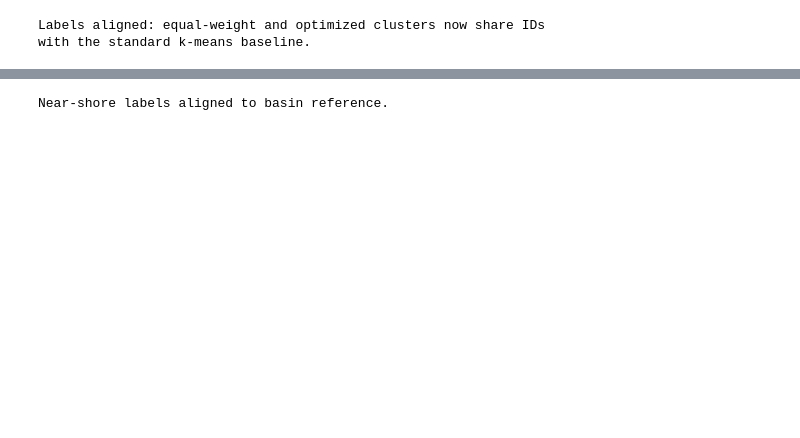
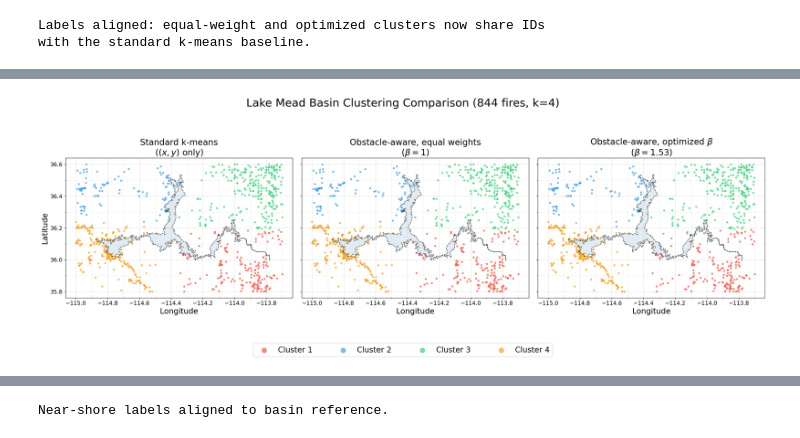
Before and after one commit to Michele-75/obstacle-aware-clustering, a Jupyter notebook: notebooks/03_mead_wildfires_clustered.ipynb, the cells around one changed output, grey strips where cells are left out. Cells and saved outputs as stored; diff of their text form; code cells hidden in the pictures; blank space fills up the shorter version.

```diff
--- a/notebooks/03_mead_wildfires_clustered.ipynb
+++ b/notebooks/03_mead_wildfires_clustered.ipynb
@@ -1029,0 +731,55 @@ Mean arc-length span: 0.1964
+# %%
+fig, axes = plt.subplots(1, 3, figsize=(24, 8), sharex=True, sharey=True)
+
+for ax, labels, title in [
+    (axes[0], labels_basin_std_aligned, 'Standard k-means\n($(x, y)$ only)'),
+    (axes[1], labels_basin_eq_aligned,
+     r'Obstacle-aware, equal weights' + '\n' + r'($\beta = 1$)'),
+    (axes[2], labels_basin_opt_aligned,
+     r'Obstacle-aware, optimized $\beta$' + '\n' +
+     rf'($\beta = {opt_beta_basin:.2f}$)'),
+]:
+    # Boundary
+    ax.plot(spline_pts[:, 0], spline_pts[:, 1], color='black', linestyle='--',
+            linewidth=1.2, alpha=0.7)
+    ax.fill(spline_pts[:, 0], spline_pts[:, 1], alpha=0.15, color='steelblue')
+
+    # Fires colored by cluster
+    for i in range(k):
+        mask = labels == i
+        ax.scatter(fires['LONGITUDE'].values[mask],
+                   fires['LATITUDE'].values[mask],
+                   c=CLUSTER_COLORS[i], s=25, alpha=0.65,
+                   label=f'Cluster {i+1}', edgecolors='white', linewidth=0.2)
+
+    ax.set_title(title, fontsize=20)
+    ax.set_xlabel('Longitude', fontsize=18)
+    ax.set_aspect('equal')
+
+    # Gridlines every 0.10 on both axes; labels only every 0.20
+    ax.xaxis.set_major_locator(MultipleLocator(0.20))   # labeled
+    ax.xaxis.set_minor_locator(MultipleLocator(0.10))   # gridline only
+    ax.yaxis.set_major_locator(MultipleLocator(0.20))   # labeled
+    ax.yaxis.set_minor_locator(MultipleLocator(0.10))   # gridline only
+    ax.grid(which='major', alpha=0.4)
+    ax.grid(which='minor', alpha=0.2)
+
+    ax.tick_params(axis='both', which='major', labelsize=13)
+
+axes[0].set_ylabel('Latitude', fontsize=18)
+
+# Larger legend, pushed further below the panels
+handles, leg_labels = axes[0].get_legend_handles_labels()
+fig.legend(handles, leg_labels, loc='lower center', ncol=k,
+           bbox_to_anchor=(0.5, -0.04), frameon=True, fontsize=18,
+           markerscale=2.5, columnspacing=3.0, handletextpad=0.8)
+
+fig.suptitle(f'Lake Mead Basin Clustering Comparison ({len(fires)} fires, k={k})',
+             fontsize=26, y=1.03)
+
+# Reserve bottom room for the legend; pull panels close together
+plt.tight_layout(rect=[0, 0.10, 1, 0.97])
+plt.subplots_adjust(wspace=0.04)
+plt.show()
+# %% [output]
+[figure, added]
```
Also changed, not shown: parts of 76 cells of this notebook, 9 other files.
